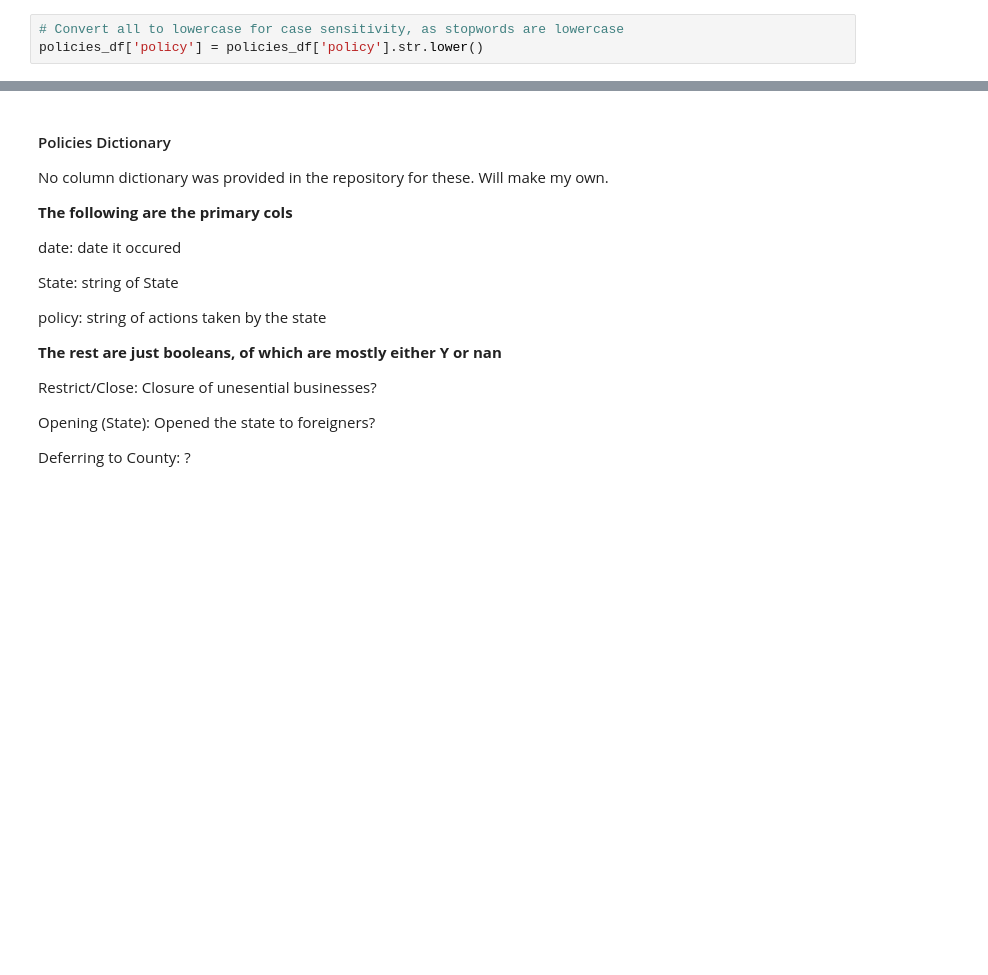
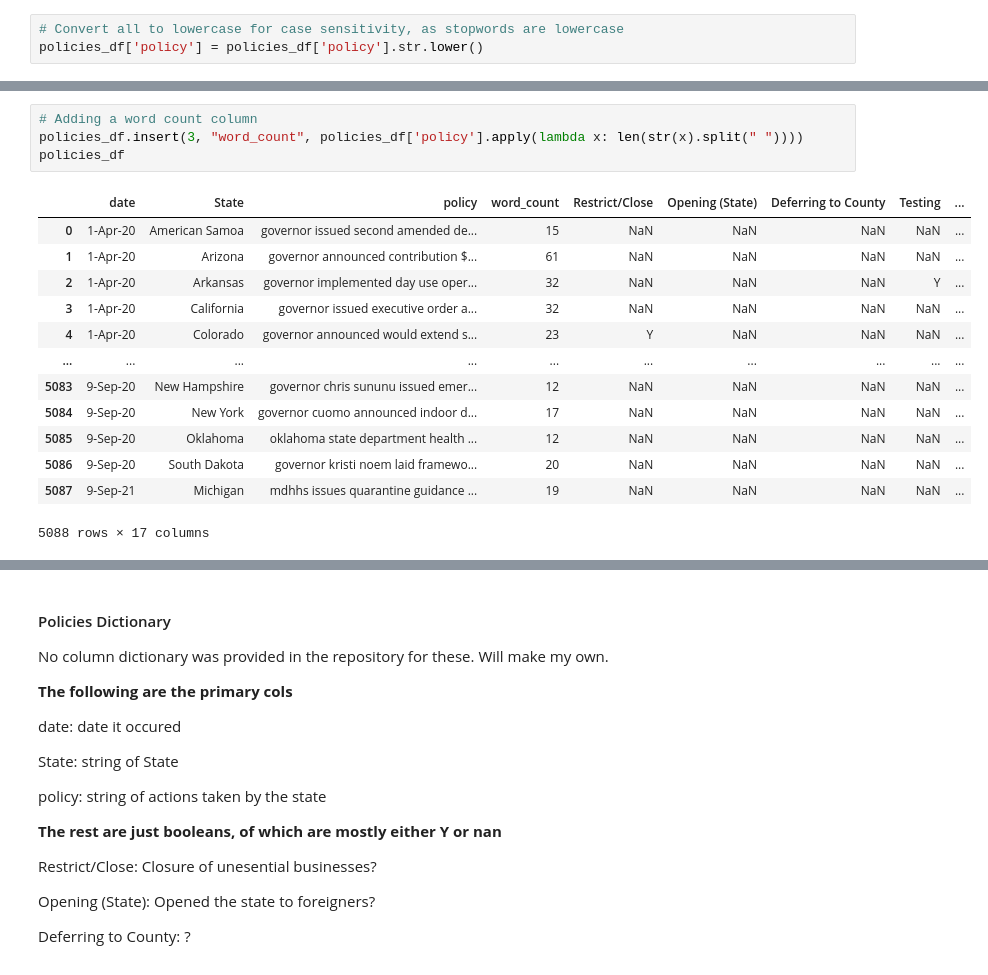
Before and after one commit to jisanos/C19A-COVID-19-Prediction-Algorithm, a Jupyter notebook: Policies Analysis.ipynb, the cells around one changed output, grey strips where cells are left out. Drawn from its saved outputs; the diff is of its cells as text; blank space fills up the shorter version.

Commit message:
cleaned out useless words and added word count column

```diff
--- a/Policies Analysis.ipynb
+++ b/Policies Analysis.ipynb
@@ -350,0 +338,18 @@ policies_df.head(50)
+# %%
+# Adding a word count column
+policies_df.insert(3, "word_count", policies_df['policy'].apply(lambda x: len(str(x).split(" "))))
+policies_df
+# %% [output]
+|  | date | State | policy | word_count | Restrict/Close | Opening (State) | Deferring to County | Testing | ... |
+| 0 | 1-Apr-20 | American Samoa | governor issued second amended de... | 15 | NaN | NaN | NaN | NaN | ... |
+| 1 | 1-Apr-20 | Arizona | governor announced contribution $... | 61 | NaN | NaN | NaN | NaN | ... |
+| 2 | 1-Apr-20 | Arkansas | governor implemented day use oper... | 32 | NaN | NaN | NaN | Y | ... |
+| 3 | 1-Apr-20 | California | governor issued executive order a... | 32 | NaN | NaN | NaN | NaN | ... |
+| 4 | 1-Apr-20 | Colorado | governor announced would extend s... | 23 | Y | NaN | NaN | NaN | ... |
+| ... | ... | ... | ... | ... | ... | ... | ... | ... | ... |
+| 5083 | 9-Sep-20 | New Hampshire | governor chris sununu issued emer... | 12 | NaN | NaN | NaN | NaN | ... |
+| 5084 | 9-Sep-20 | New York | governor cuomo announced indoor d... | 17 | NaN | NaN | NaN | NaN | ... |
+| 5085 | 9-Sep-20 | Oklahoma | oklahoma state department health ... | 12 | NaN | NaN | NaN | NaN | ... |
+| 5086 | 9-Sep-20 | South Dakota | governor kristi noem laid framewo... | 20 | NaN | NaN | NaN | NaN | ... |
+| 5087 | 9-Sep-21 | Michigan | mdhhs issues quarantine guidance ... | 19 | NaN | NaN | NaN | NaN | ... |
+5088 rows × 17 columns
```
Also changed, not shown: parts of 5 cells of this notebook.
